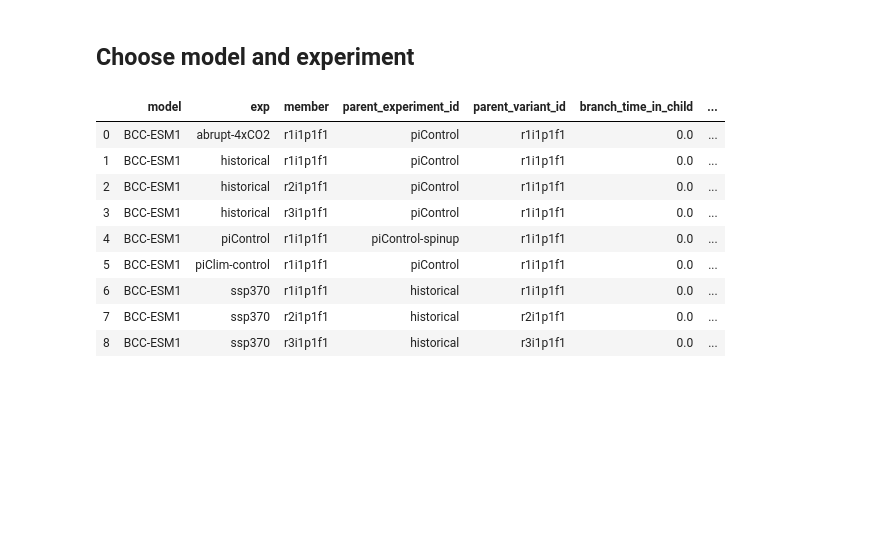
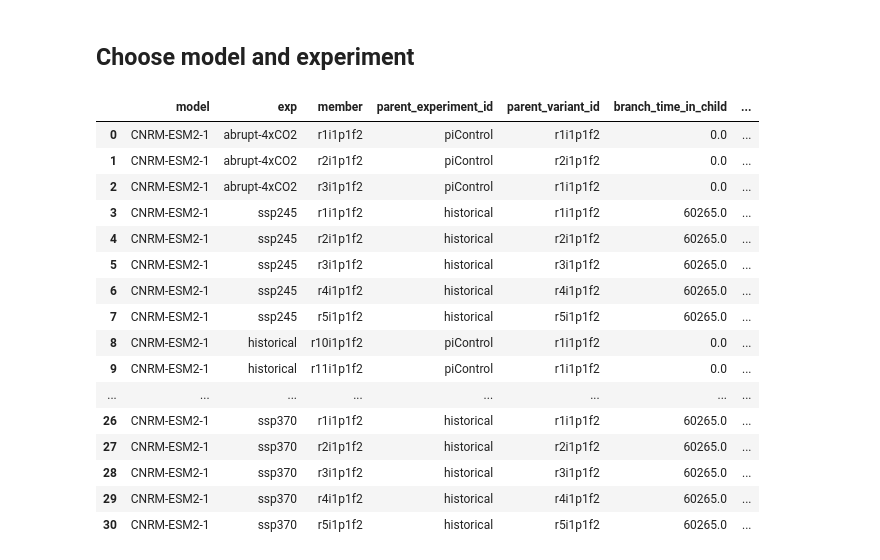
Before and after one commit to Hegebf/CMIP6-forcing, a Jupyter notebook: notebooks/Global_anomalies.ipynb, the cells around one changed output. Drawn from its saved outputs; the diff is of its cells as text; code cells hidden in the pictures; blank space fills up the shorter version.

```diff
--- a/notebooks/Global_anomalies.ipynb
+++ b/notebooks/Global_anomalies.ipynb
@@ -80,34 +86,44 @@ def dpy(model, start_year, end_year):
 # %% [markdown]
 ## Choose model and experiment
 # %%
-model = 'BCC-ESM1'
+#model = 'HadGEM3-GC31-LL'
+model = 'CNRM-ESM2-1'
 
 
 #exp = 'piControl'
-#exp = 'abrupt-4xCO2'
+# = 'abrupt-4xCO2'
 #exp = 'abrupt-2xCO2'
 #exp = 'abrupt-0p5xCO2'
 
 #exp = 'historical'
 #exp = 'ssp126'
 #exp = 'ssp245'
-exp = 'ssp370'
-#exp = 'ssp585'
+#exp = 'ssp370'
+exp = 'ssp585'
 # %%
 branch_time_file = '../Processed_data/Branch_times/' + model + '_branch_times.txt'
 table = pd.read_table(branch_time_file,index_col=0, sep = ' ')
+#pd.set_option('display.max_rows', None)
+pd.set_option('display.min_rows', 15)
 table
 # %% [output]
 |  | model | exp | member | parent_experiment_id | parent_variant_id | branch_time_in_child | ... |
-| 0 | BCC-ESM1 | abrupt-4xCO2 | r1i1p1f1 | piControl | r1i1p1f1 | 0.0 | ... |
-| 1 | BCC-ESM1 | historical | r1i1p1f1 | piControl | r1i1p1f1 | 0.0 | ... |
-| 2 | BCC-ESM1 | historical | r2i1p1f1 | piControl | r1i1p1f1 | 0.0 | ... |
-| 3 | BCC-ESM1 | historical | r3i1p1f1 | piControl | r1i1p1f1 | 0.0 | ... |
-| 4 | BCC-ESM1 | piControl | r1i1p1f1 | piControl-spinup | r1i1p1f1 | 0.0 | ... |
-| 5 | BCC-ESM1 | piClim-control | r1i1p1f1 | piControl | r1i1p1f1 | 0.0 | ... |
-| 6 | BCC-ESM1 | ssp370 | r1i1p1f1 | historical | r1i1p1f1 | 0.0 | ... |
-| 7 | BCC-ESM1 | ssp370 | r2i1p1f1 | historical | r2i1p1f1 | 0.0 | ... |
-| 8 | BCC-ESM1 | ssp370 | r3i1p1f1 | historical | r3i1p1f1 | 0.0 | ... |
+| 0 | CNRM-ESM2-1 | abrupt-4xCO2 | r1i1p1f2 | piControl | r1i1p1f2 | 0.0 | ... |
+| 1 | CNRM-ESM2-1 | abrupt-4xCO2 | r2i1p1f2 | piControl | r2i1p1f2 | 0.0 | ... |
+| 2 | CNRM-ESM2-1 | abrupt-4xCO2 | r3i1p1f2 | piControl | r1i1p1f2 | 0.0 | ... |
+| 3 | CNRM-ESM2-1 | ssp245 | r1i1p1f2 | historical | r1i1p1f2 | 60265.0 | ... |
+| 4 | CNRM-ESM2-1 | ssp245 | r2i1p1f2 | historical | r2i1p1f2 | 60265.0 | ... |
+| 5 | CNRM-ESM2-1 | ssp245 | r3i1p1f2 | historical | r3i1p1f2 | 60265.0 | ... |
+| 6 | CNRM-ESM2-1 | ssp245 | r4i1p1f2 | historical | r4i1p1f2 | 60265.0 | ... |
+| 7 | CNRM-ESM2-1 | ssp245 | r5i1p1f2 | historical | r5i1p1f2 | 60265.0 | ... |
+| 8 | CNRM-ESM2-1 | historical | r10i1p1f2 | piControl | r1i1p1f2 | 0.0 | ... |
+| 9 | CNRM-ESM2-1 | historical | r11i1p1f2 | piControl | r1i1p1f2 | 0.0 | ... |
+| ... | ... | ... | ... | ... | ... | ... | ... |
+| 26 | CNRM-ESM2-1 | ssp370 | r1i1p1f2 | historical | r1i1p1f2 | 60265.0 | ... |
+| 27 | CNRM-ESM2-1 | ssp370 | r2i1p1f2 | historical | r2i1p1f2 | 60265.0 | ... |
+| 28 | CNRM-ESM2-1 | ssp370 | r3i1p1f2 | historical | r3i1p1f2 | 60265.0 | ... |
+| 29 | CNRM-ESM2-1 | ssp370 | r4i1p1f2 | historical | r4i1p1f2 | 60265.0 | ... |
+| 30 | CNRM-ESM2-1 | ssp370 | r5i1p1f2 | historical | r5i1p1f2 | 60265.0 | ... |
 # %%
 plot_absolute_values = True
 plot_anomalies = False
```
Also changed, not shown: parts of 3 cells of this notebook, 3 other files.
